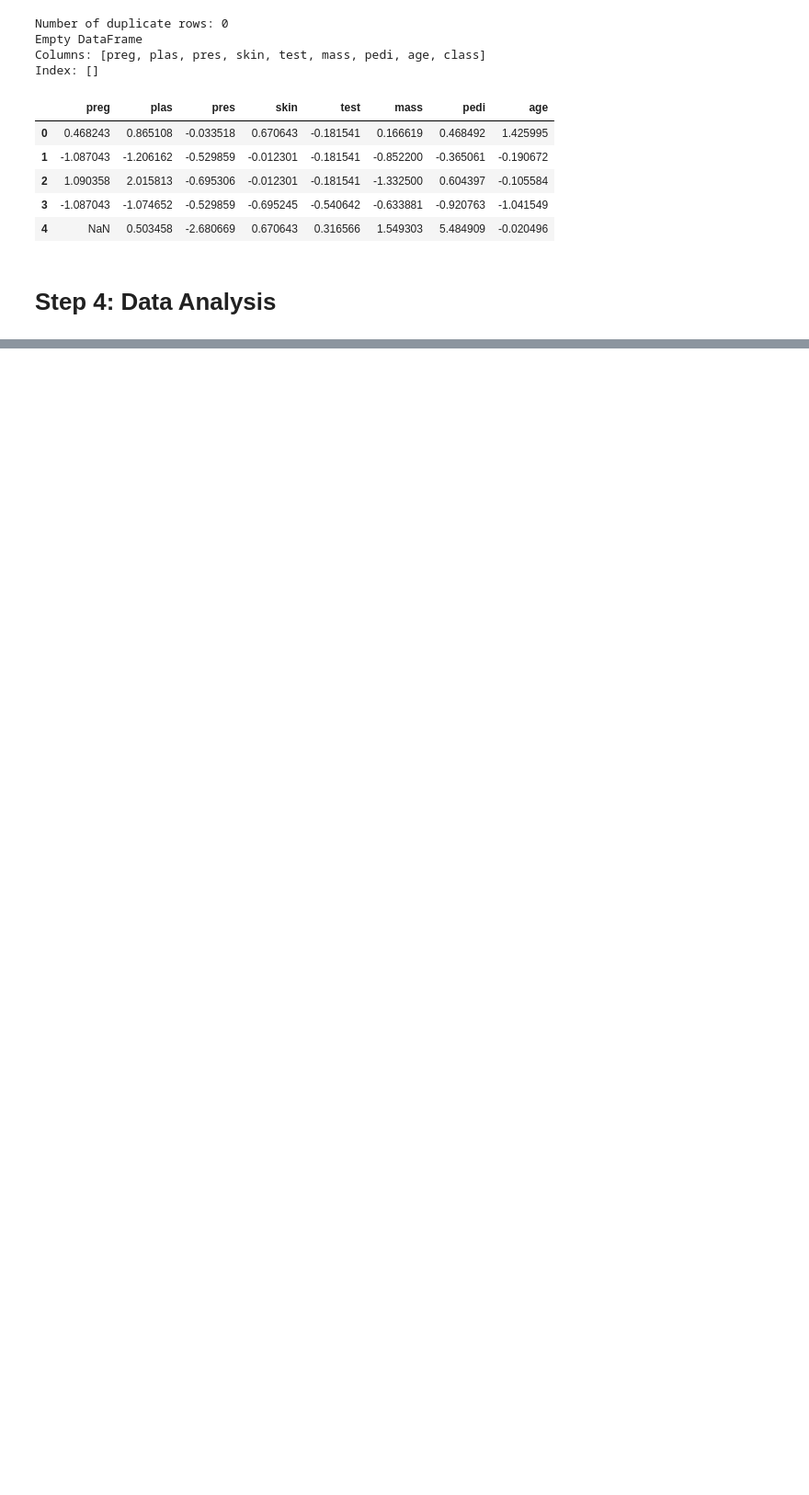
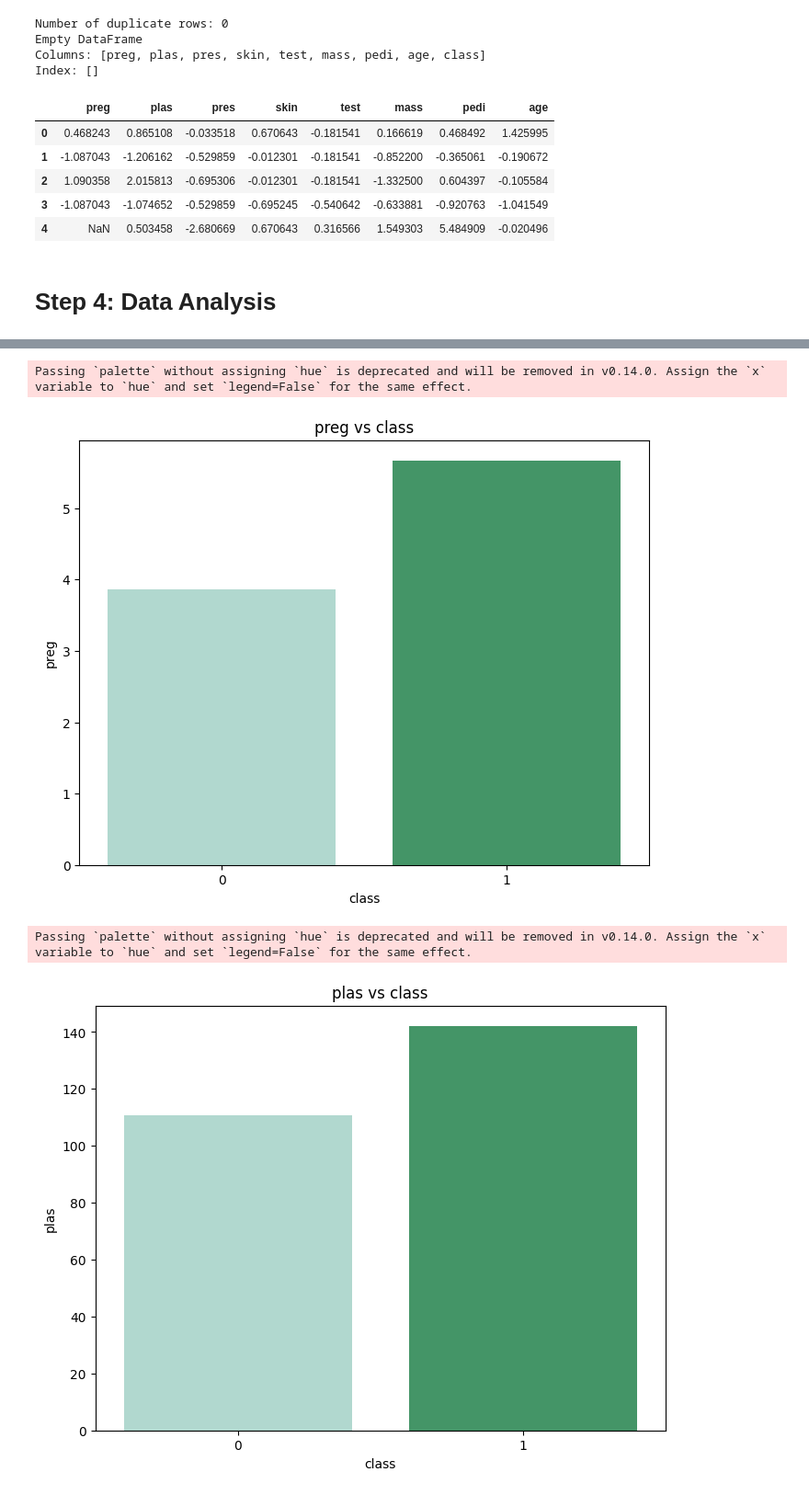
Before and after one commit to reyshamarie/machine_learning, a Jupyter notebook: machine_learning_for_diabetes.ipynb, the cells around one changed output, grey strips where cells are left out. Shown at 92% size. Drawn from its saved outputs; the diff is of its cells as text; code cells hidden in the pictures; blank space fills up the shorter version.

```diff
--- a/machine_learning_for_diabetes.ipynb
+++ b/machine_learning_for_diabetes.ipynb
@@ -369,0 +380,32 @@ plt.show()
+# %%
+import pandas as pd
+import matplotlib.pyplot as plt
+import seaborn as sns
+
+def plot_individual_barplots_with_labels(data, target, target_name='class'):
+    for feature in data.columns:
+        plt.figure(figsize=(8, 6))  # Set the size of each plot to 8x6 inches
+
+        # Create a DataFrame for plotting
+        plot_data = pd.concat([data[feature], target], axis=1)
+        plot_data.columns = [feature, target_name]
+
+        # Calculate mean of feature values for each outcome class
+        mean_values = plot_data.groupby(target_name)[feature].mean().reset_index()
+
+        # Create the bar plot
+        ax = sns.barplot(x=mean_values[target_name], y=mean_values[feature], palette='BuGn')
+        plt.title(f'{feature} vs {target_name}')
+        plt.xlabel(target_name)
+        plt.ylabel(feature)
+
+
+        plt.show()  # Display each plot individually
+
+# Example usage
+plot_individual_barplots_with_labels(features, target)
+# %% [output]
+Passing `palette` without assigning `hue` is deprecated and will be removed in v0.14.0. Assign the `x` variable to `hue` and set `legend=False` for the same effect.
+[figure, added]
+Passing `palette` without assigning `hue` is deprecated and will be removed in v0.14.0. Assign the `x` variable to `hue` and set `legend=False` for the same effect.
+[figure, added]
```
Also changed, not shown: parts of 22 cells of this notebook.
